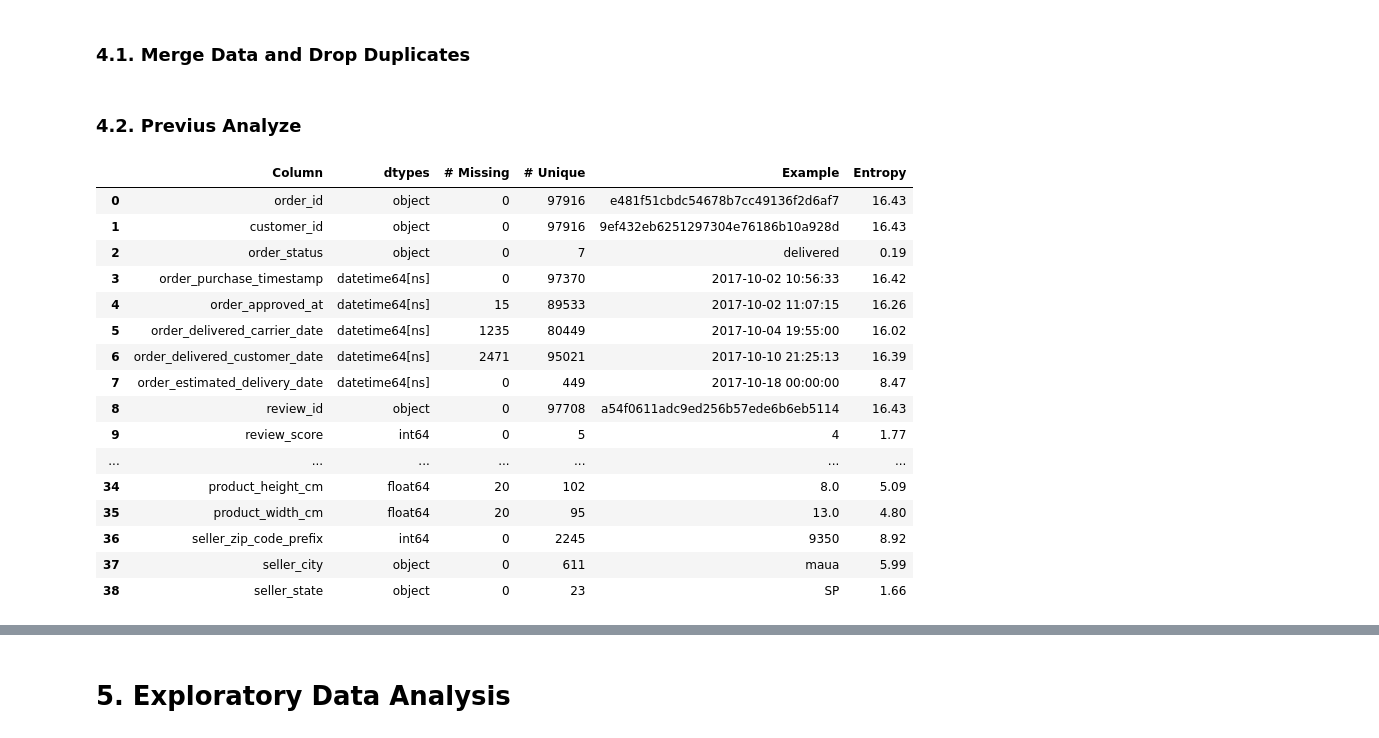
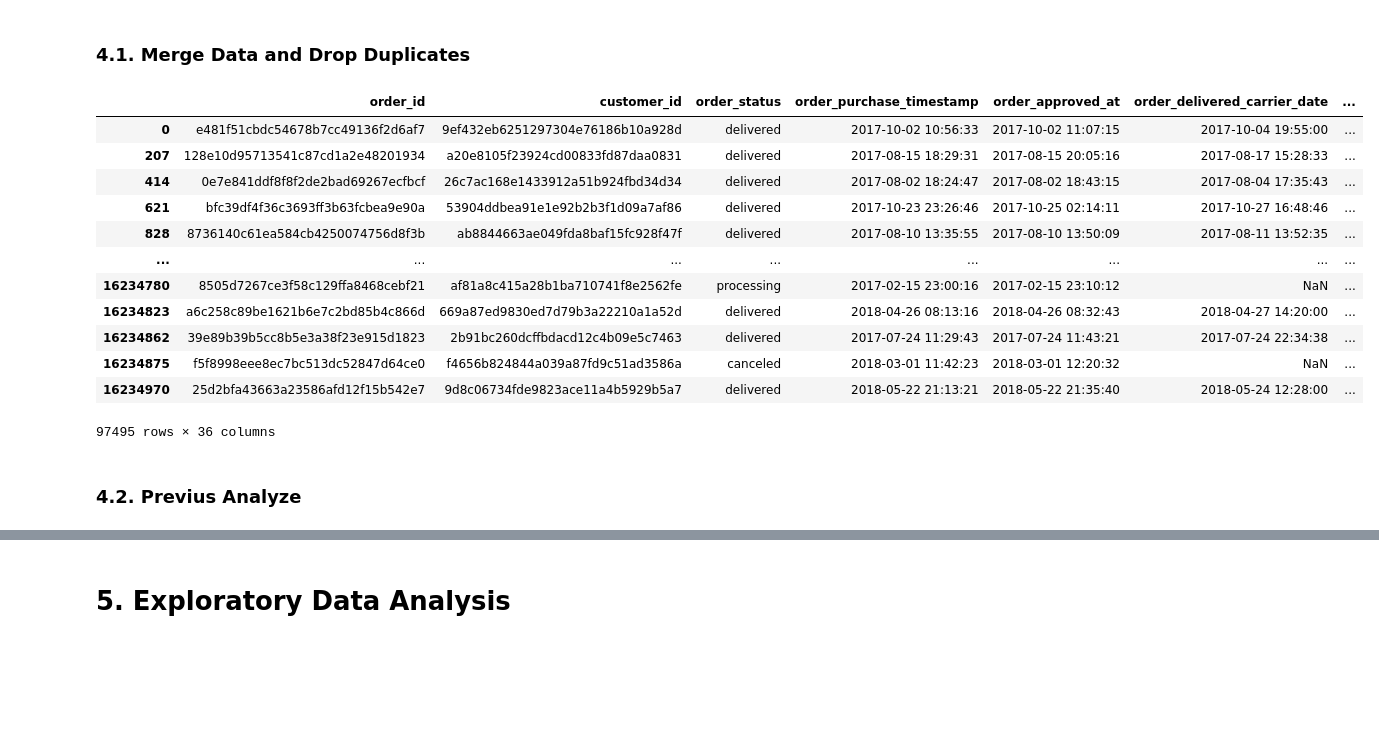
Before and after one commit to Fluffy-Fatec/Projeto-Integrador-Imagem-Classificador, a Jupyter notebook: Classificator.ipynb, the cells around one changed output, grey strips where cells are left out. Saved outputs shown, nothing was run; the diff lists cells and outputs as text; code cells hidden in the pictures; blank space fills up the shorter version.

```diff
--- a/Classificator.ipynb
+++ b/Classificator.ipynb
@@ -65,36 +72,18 @@ full_df = full_df.drop_duplicates()
+# %%
+full_df
+# %% [output]
+|  | order_id | customer_id | order_status | order_purchase_timestamp | order_approved_at | order_delivered_carrier_date | ... |
+| 0 | e481f51cbdc54678b7cc49136f2d6af7 | 9ef432eb6251297304e76186b10a928d | delivered | 2017-10-02 10:56:33 | 2017-10-02 11:07:15 | 2017-10-04 19:55:00 | ... |
+| 207 | 128e10d95713541c87cd1a2e48201934 | a20e8105f23924cd00833fd87daa0831 | delivered | 2017-08-15 18:29:31 | 2017-08-15 20:05:16 | 2017-08-17 15:28:33 | ... |
+| 414 | 0e7e841ddf8f8f2de2bad69267ecfbcf | 26c7ac168e1433912a51b924fbd34d34 | delivered | 2017-08-02 18:24:47 | 2017-08-02 18:43:15 | 2017-08-04 17:35:43 | ... |
+| 621 | bfc39df4f36c3693ff3b63fcbea9e90a | 53904ddbea91e1e92b2b3f1d09a7af86 | delivered | 2017-10-23 23:26:46 | 2017-10-25 02:14:11 | 2017-10-27 16:48:46 | ... |
+| 828 | 8736140c61ea584cb4250074756d8f3b | ab8844663ae049fda8baf15fc928f47f | delivered | 2017-08-10 13:35:55 | 2017-08-10 13:50:09 | 2017-08-11 13:52:35 | ... |
+| ... | ... | ... | ... | ... | ... | ... | ... |
+| 16234780 | 8505d7267ce3f58c129ffa8468cebf21 | af81a8c415a28b1ba710741f8e2562fe | processing | 2017-02-15 23:00:16 | 2017-02-15 23:10:12 | NaN | ... |
+| 16234823 | a6c258c89be1621b6e7c2bd85b4c866d | 669a87ed9830ed7d79b3a22210a1a52d | delivered | 2018-04-26 08:13:16 | 2018-04-26 08:32:43 | 2018-04-27 14:20:00 | ... |
+| 16234862 | 39e89b39b5cc8b5e3a38f23e915d1823 | 2b91bc260dcffbdacd12c4b09e5c7463 | delivered | 2017-07-24 11:29:43 | 2017-07-24 11:43:21 | 2017-07-24 22:34:38 | ... |
+| 16234875 | f5f8998eee8ec7bc513dc52847d64ce0 | f4656b824844a039a87fd9c51ad3586a | canceled | 2018-03-01 11:42:23 | 2018-03-01 12:20:32 | NaN | ... |
+| 16234970 | 25d2bfa43663a23586afd12f15b542e7 | 9d8c06734fde9823ace11a4b5929b5a7 | delivered | 2018-05-22 21:13:21 | 2018-05-22 21:35:40 | 2018-05-24 12:28:00 | ... |
+97495 rows × 36 columns
 # %% [markdown]
 ### 4.2. Previus Analyze
-# %%
-def df_metadata(df):
-    metadata = pd.DataFrame(df.dtypes,columns=['dtypes'])
-    metadata = metadata.reset_index()
-    metadata['Column'] = metadata['index']
-    metadata = metadata[['Column','dtypes']]
-    metadata['# Missing'] = df.isnull().sum().values
-    metadata['# Unique'] = df.nunique().values
-    metadata['Example'] = df.loc[0].values
-
-    for name in metadata['Column'].value_counts().index:
-        metadata.loc[metadata['Column'] == name, 'Entropy'] = round(stats.entropy(df[name].value_counts(normalize=True), base=2),2)
-
-    return metadata
-
-df_metadata(full_df)
-# %% [output]
-|  | Column | dtypes | # Missing | # Unique | Example | Entropy |
-| 0 | order_id | object | 0 | 97916 | e481f51cbdc54678b7cc49136f2d6af7 | 16.43 |
-| 1 | customer_id | object | 0 | 97916 | 9ef432eb6251297304e76186b10a928d | 16.43 |
-| 2 | order_status | object | 0 | 7 | delivered | 0.19 |
-| 3 | order_purchase_timestamp | datetime64[ns] | 0 | 97370 | 2017-10-02 10:56:33 | 16.42 |
-| 4 | order_approved_at | datetime64[ns] | 15 | 89533 | 2017-10-02 11:07:15 | 16.26 |
-| 5 | order_delivered_carrier_date | datetime64[ns] | 1235 | 80449 | 2017-10-04 19:55:00 | 16.02 |
-| 6 | order_delivered_customer_date | datetime64[ns] | 2471 | 95021 | 2017-10-10 21:25:13 | 16.39 |
-| 7 | order_estimated_delivery_date | datetime64[ns] | 0 | 449 | 2017-10-18 00:00:00 | 8.47 |
-| 8 | review_id | object | 0 | 97708 | a54f0611adc9ed256b57ede6b6eb5114 | 16.43 |
-| 9 | review_score | int64 | 0 | 5 | 4 | 1.77 |
-| ... | ... | ... | ... | ... | ... | ... |
-| 34 | product_height_cm | float64 | 20 | 102 | 8.0 | 5.09 |
-| 35 | product_width_cm | float64 | 20 | 95 | 13.0 | 4.80 |
-| 36 | seller_zip_code_prefix | int64 | 0 | 2245 | 9350 | 8.92 |
-| 37 | seller_city | object | 0 | 611 | maua | 5.99 |
-| 38 | seller_state | object | 0 | 23 | SP | 1.66 |
```
Also changed, not shown: parts of 18 cells of this notebook.
